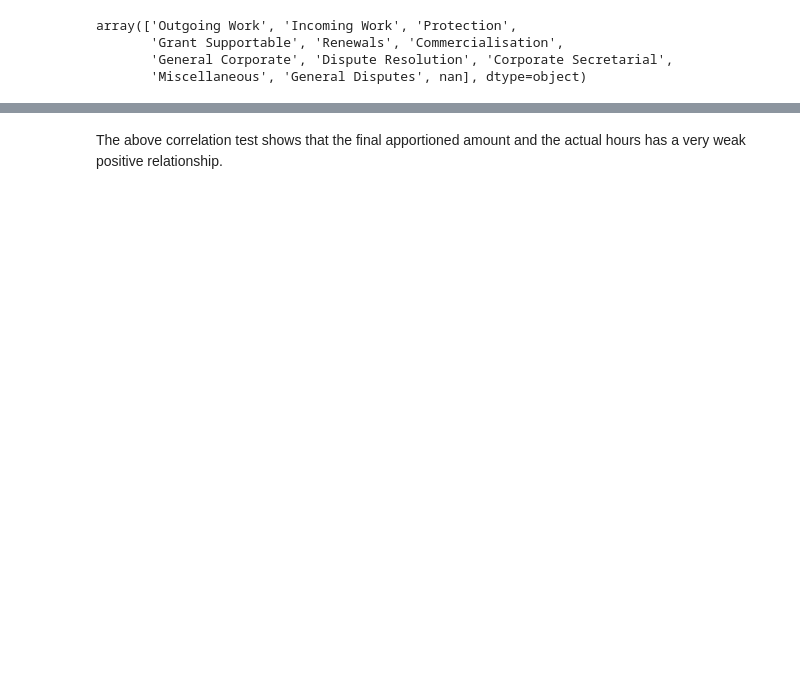
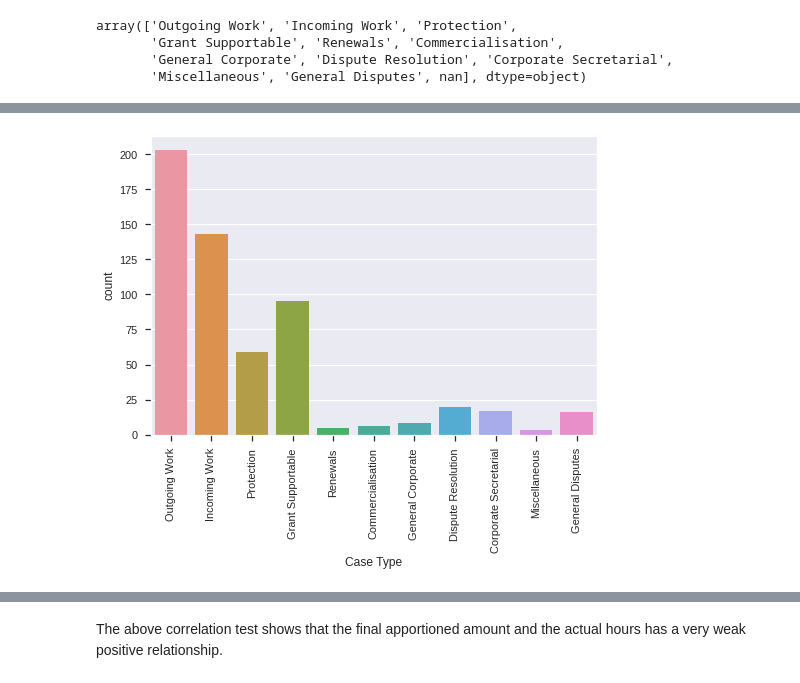
Before and after one commit to snek5/4gia-datachallenge, a Jupyter notebook: 4_gia.ipynb, the cells around one changed output, grey strips where cells are left out. Drawn from its saved outputs; the diff is of its cells as text; code cells hidden in the pictures; blank space fills up the shorter version.

```diff
--- a/4_gia.ipynb
+++ b/4_gia.ipynb
@@ -186 +197,9 @@ apportionment.groupby('Case Type').agg({'Final Apportioned Amount' : 'describe'}
+# %%
+# Plot to show amount of cases managed
+sns.countplot(data = apportionment,
+                x = 'Case Type')
+plt.xticks(rotation = 90)
+plt.show()
+# %% [output]
+[figure, added]
 # %%
```
Also changed, not shown: parts of 30 cells of this notebook.
